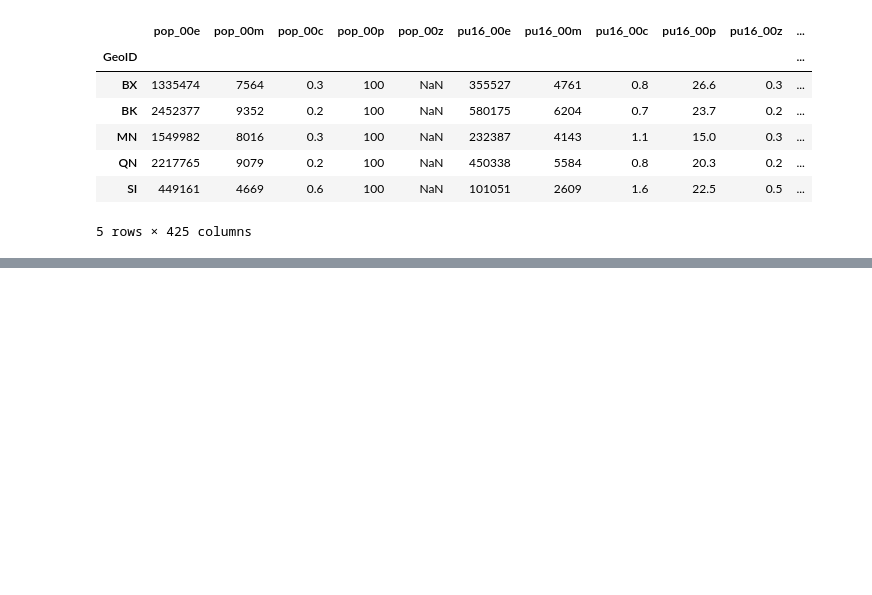
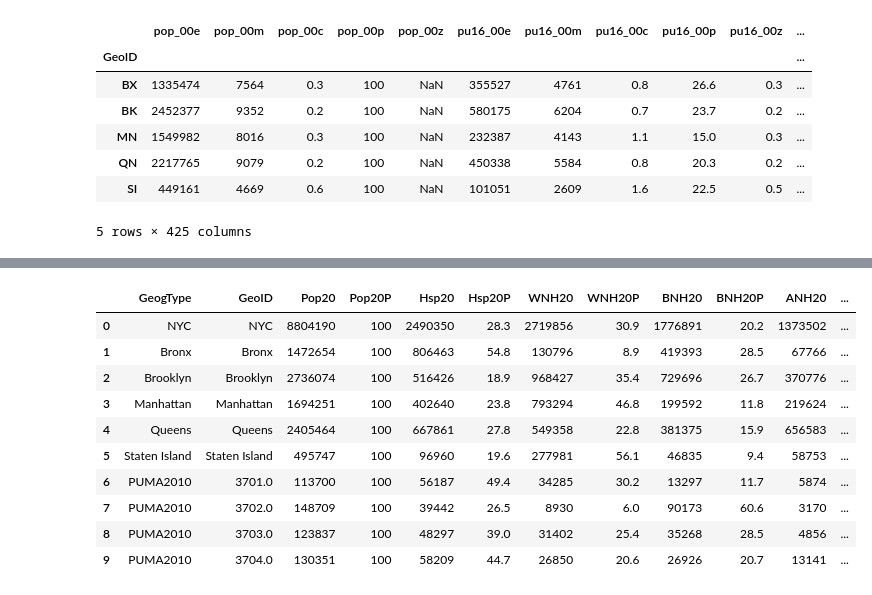
Before and after one commit to NYCPlanning/db-equitable-development-tool, a Jupyter notebook: notebooks/decennial_census_exploratory.ipynb, the cells around one changed output, grey strips where cells are left out. Saved outputs shown, nothing was run; the diff lists cells and outputs as text; code cells hidden in the pictures; blank space fills up the shorter version.

```diff
--- a/notebooks/decennial_census_exploratory.ipynb
+++ b/notebooks/decennial_census_exploratory.ipynb
@@ -216,0 +231,16 @@ NameError: name 'new_df' is not defined
+# %%
+df_001020.GeoID.fillna(df_001020.GeogType, inplace = True)
+# %%
+df_001020.head(10)
+# %% [output]
+|  | GeogType | GeoID | Pop20 | Pop20P | Hsp20 | Hsp20P | WNH20 | WNH20P | BNH20 | BNH20P | ANH20 | ... |
+| 0 | NYC | NYC | 8804190 | 100 | 2490350 | 28.3 | 2719856 | 30.9 | 1776891 | 20.2 | 1373502 | ... |
+| 1 | Bronx | Bronx | 1472654 | 100 | 806463 | 54.8 | 130796 | 8.9 | 419393 | 28.5 | 67766 | ... |
+| 2 | Brooklyn | Brooklyn | 2736074 | 100 | 516426 | 18.9 | 968427 | 35.4 | 729696 | 26.7 | 370776 | ... |
+| 3 | Manhattan | Manhattan | 1694251 | 100 | 402640 | 23.8 | 793294 | 46.8 | 199592 | 11.8 | 219624 | ... |
+| 4 | Queens | Queens | 2405464 | 100 | 667861 | 27.8 | 549358 | 22.8 | 381375 | 15.9 | 656583 | ... |
+| 5 | Staten Island | Staten Island | 495747 | 100 | 96960 | 19.6 | 277981 | 56.1 | 46835 | 9.4 | 58753 | ... |
+| 6 | PUMA2010 | 3701.0 | 113700 | 100 | 56187 | 49.4 | 34285 | 30.2 | 13297 | 11.7 | 5874 | ... |
+| 7 | PUMA2010 | 3702.0 | 148709 | 100 | 39442 | 26.5 | 8930 | 6.0 | 90173 | 60.6 | 3170 | ... |
+| 8 | PUMA2010 | 3703.0 | 123837 | 100 | 48297 | 39.0 | 31402 | 25.4 | 35268 | 28.5 | 4856 | ... |
+| 9 | PUMA2010 | 3704.0 | 130351 | 100 | 58209 | 44.7 | 26850 | 20.6 | 26926 | 20.7 | 13141 | ... |
```
Also changed, not shown: parts of 21 cells of this notebook, 12 other files.
